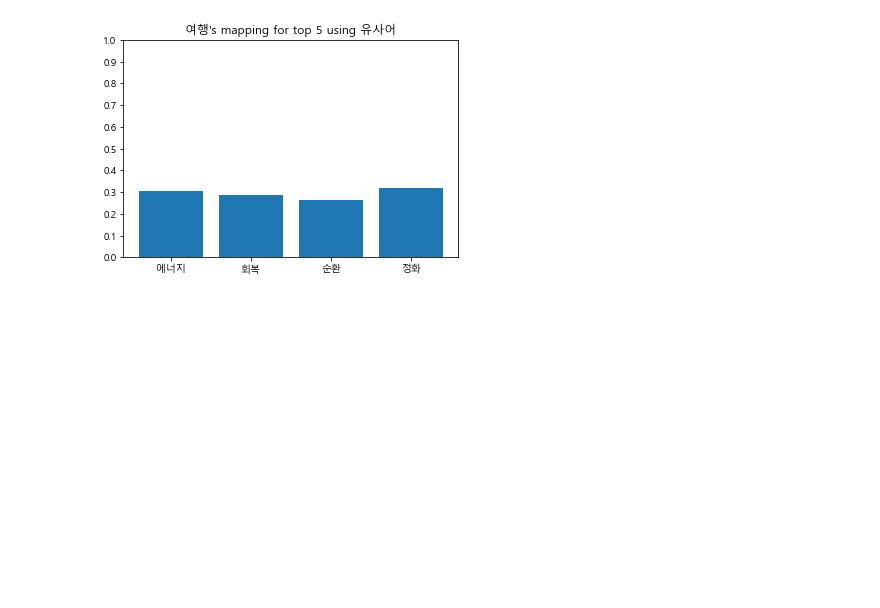
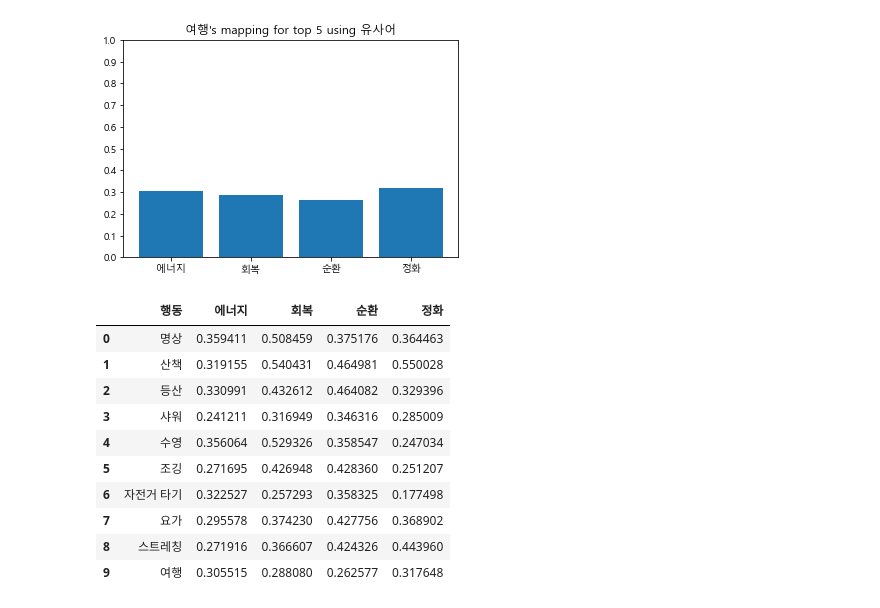
Before and after one commit to sigongjoa/emotion_thearpy, a Jupyter notebook: action_test/action_data_top5.ipynb, the cells around one changed output. Cells and saved outputs as stored; diff of their text form; code cells hidden in the pictures; blank space fills up the shorter version.

```diff
--- a/action_test/action_data_top5.ipynb
+++ b/action_test/action_data_top5.ipynb
@@ -141,7 +141,7 @@ class check_data():
         return result
 
     def todf(self, topn, file_name):
-        ret_df  = pd.DataFrame(columns=['감정','에너지','회복','순환','정화'])
+        ret_df  = pd.DataFrame(columns=['행동','에너지','회복','순환','정화'])
         em = []
         est_e= []
         est_h= []
@@ -155,7 +155,7 @@ class check_data():
             est_h.append(est[1])
             est_c.append(est[2])
             est_p.append(est[3])
-        ret_df['감정'] = em
+        ret_df['행동'] = em
         ret_df['에너지'] = est_e
         ret_df['회복'] = est_h
         ret_df['순환'] = est_c
@@ -195,3 +195,17 @@ for i in data.index:
 [figure]
 [figure]
 [figure]
+# %%
+XYZ.todf(5, '../result/emotion_estimation.csv')
+# %% [output]
+|  | 행동 | 에너지 | 회복 | 순환 | 정화 |
+| 0 | 명상 | 0.359411 | 0.508459 | 0.375176 | 0.364463 |
+| 1 | 산책 | 0.319155 | 0.540431 | 0.464981 | 0.550028 |
+| 2 | 등산 | 0.330991 | 0.432612 | 0.464082 | 0.329396 |
+| 3 | 샤워 | 0.241211 | 0.316949 | 0.346316 | 0.285009 |
+| 4 | 수영 | 0.356064 | 0.529326 | 0.358547 | 0.247034 |
+| 5 | 조깅 | 0.271695 | 0.426948 | 0.428360 | 0.251207 |
+| 6 | 자전거 타기 | 0.322527 | 0.257293 | 0.358325 | 0.177498 |
+| 7 | 요가 | 0.295578 | 0.374230 | 0.427756 | 0.368902 |
+| 8 | 스트레칭 | 0.271916 | 0.366607 | 0.424326 | 0.443960 |
+| 9 | 여행 | 0.305515 | 0.288080 | 0.262577 | 0.317648 |
```
Also changed, not shown: 8 other files.
